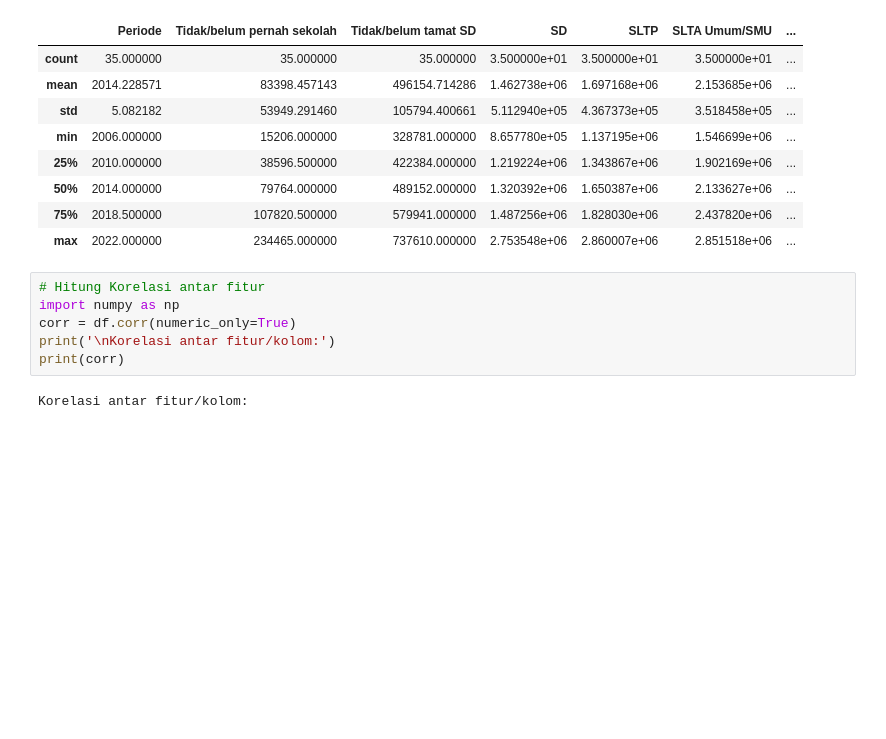
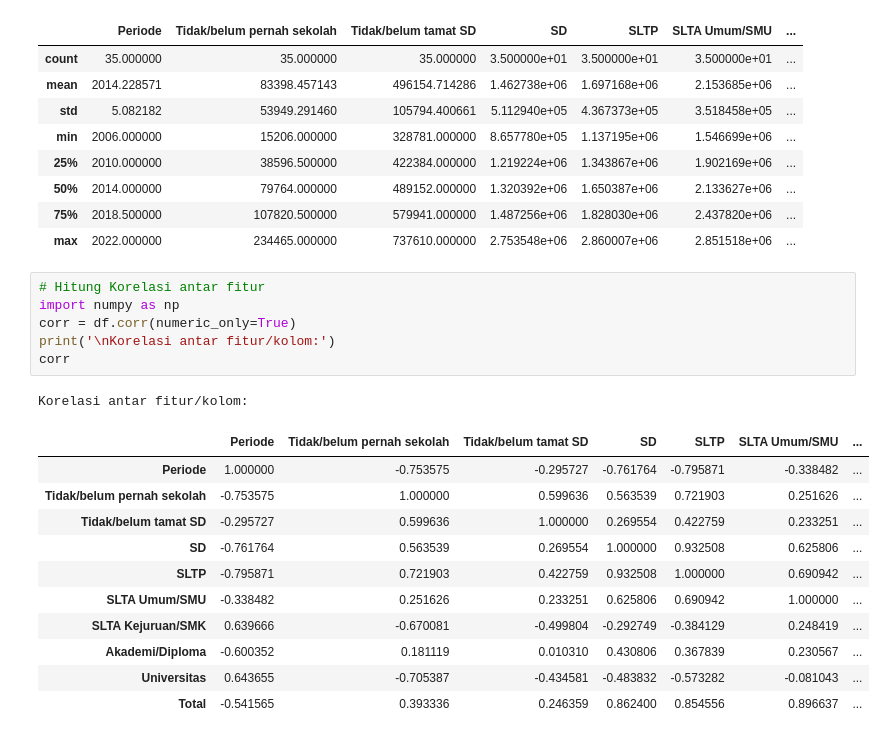
Before and after one commit to Aldevand/RegresiProject, a Jupyter notebook: notebooks/02_EDA.ipynb, the cells around one changed output. Drawn from its saved outputs; the diff is of its cells as text; blank space fills up the shorter version.

```diff
--- a/notebooks/02_EDA.ipynb
+++ b/notebooks/02_EDA.ipynb
@@ -37,8 +37,19 @@ Deskripsi statistik dataset:
 # %%
 # Hitung Korelasi antar fitur
 import numpy as np
 corr = df.corr(numeric_only=True)
 print('\nKorelasi antar fitur/kolom:')
-print(corr)
+corr
 # %% [output]
 Korelasi antar fitur/kolom:
+|  | Periode | Tidak/belum pernah sekolah | Tidak/belum tamat SD | SD | SLTP | SLTA Umum/SMU | ... |
+| Periode | 1.000000 | -0.753575 | -0.295727 | -0.761764 | -0.795871 | -0.338482 | ... |
+| Tidak/belum pernah sekolah | -0.753575 | 1.000000 | 0.599636 | 0.563539 | 0.721903 | 0.251626 | ... |
+| Tidak/belum tamat SD | -0.295727 | 0.599636 | 1.000000 | 0.269554 | 0.422759 | 0.233251 | ... |
+| SD | -0.761764 | 0.563539 | 0.269554 | 1.000000 | 0.932508 | 0.625806 | ... |
+| SLTP | -0.795871 | 0.721903 | 0.422759 | 0.932508 | 1.000000 | 0.690942 | ... |
+| SLTA Umum/SMU | -0.338482 | 0.251626 | 0.233251 | 0.625806 | 0.690942 | 1.000000 | ... |
+| SLTA Kejuruan/SMK | 0.639666 | -0.670081 | -0.499804 | -0.292749 | -0.384129 | 0.248419 | ... |
+| Akademi/Diploma | -0.600352 | 0.181119 | 0.010310 | 0.430806 | 0.367839 | 0.230567 | ... |
+| Universitas | 0.643655 | -0.705387 | -0.434581 | -0.483832 | -0.573282 | -0.081043 | ... |
+| Total | -0.541565 | 0.393336 | 0.246359 | 0.862400 | 0.854556 | 0.896637 | ... |
```
Also changed, not shown: parts of 4 cells of this notebook.
